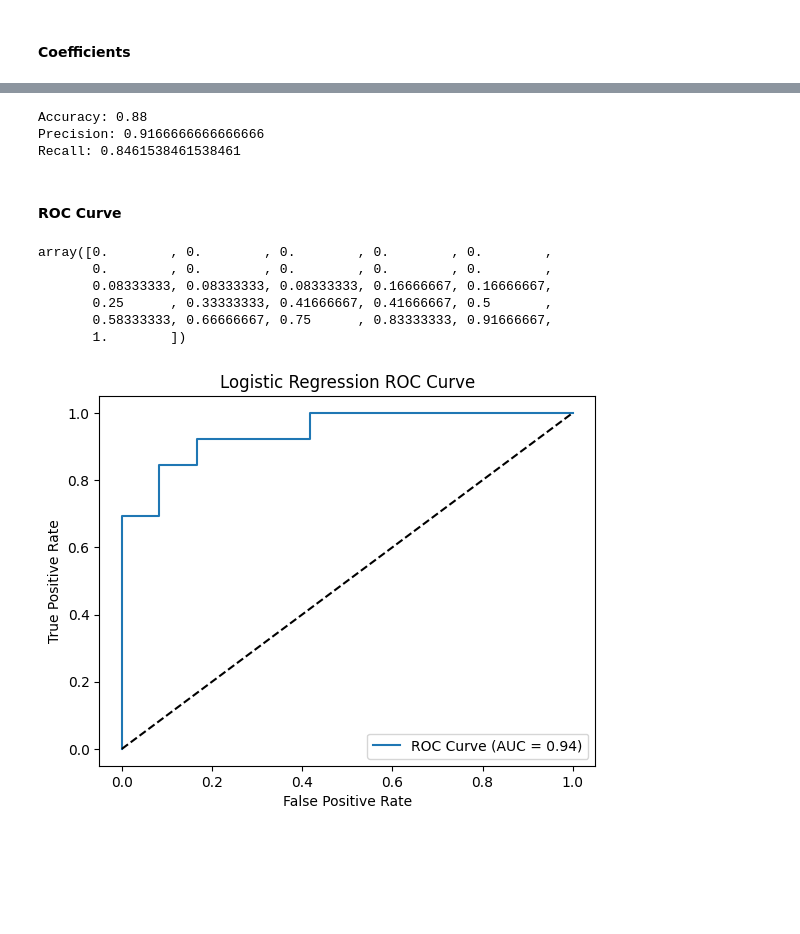
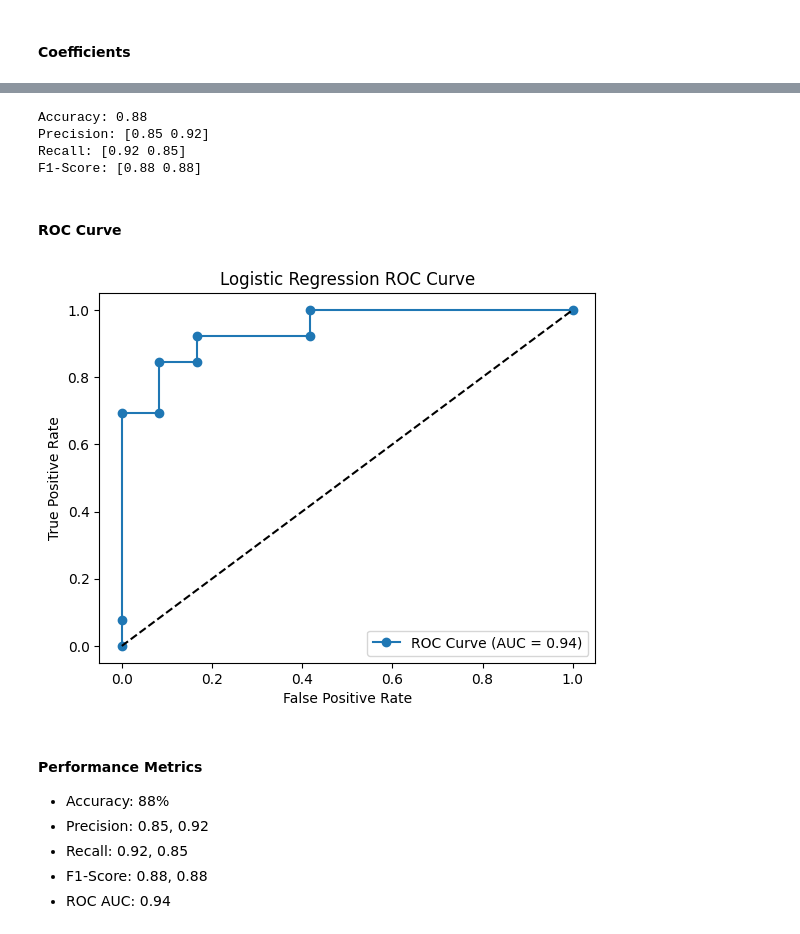
Before and after one commit to shsiddhant/womens-wc, a Jupyter notebook: notebooks/notebook_1.ipynb, the cells around one changed output, grey strips where cells are left out. Cells and saved outputs as stored; diff of their text form; code cells hidden in the pictures; blank space fills up the shorter version.

Commit message:
notebook: finish model training, evaluation and analysis.

```diff
--- a/notebooks/notebook_1.ipynb
+++ b/notebooks/notebook_1.ipynb
@@ -159,0 +232,11 @@ X_test = pipeline.fit_transform(X_test_0)
+# %%
+model_input = BaseLineClassifier()
+
+results_baseline = cross_validation(
+    model_input,
+    X_train_0.iloc[:, 2],
+    Y_train,
+    min_first=92,
+    n_parts=14
+)
+results = {"Baseline": results_baseline}
@@ -168,10 +264,15 @@ from sklearn.linear_model import LogisticRegression
 # %%
-from womenswc.model_utils import cross_validation_logisreg
-import numpy as np
+from sklearn.linear_model import LogisticRegression
+
+# Optimize regularization hyperparameter
 C_values = [0.1, 1, 10]
 
 for C in C_values:
-    conf_matrices, prob_matrices, log_loss_values, y_pred_values = cross_validation_logisreg(X_train, Y_train, n_parts=14, C=C)
-    min_v, mean, std = np.min(log_loss_values), np.mean(log_loss_values), np.std(log_loss_values)
-    print(C, ":", min_v, mean, std, mean+std)
+    model_input = LogisticRegression(
+    solver="lbfgs", max_iter=1000, C=C
+    )
+    results_lgr = cross_validation(
+        model_input, X_train, Y_train, min_first=92, n_parts=14, predict_prob=True
+    )
+    print(f"{C=} -->", np.mean(results_lgr["CV_log_loss"]), np.std(results_lgr["CV_log_loss"]))
 # %% [output]
@@ -183,6 +421,7 @@ for C in C_values:
 # %%
-model = LogisticRegression(solver="lbfgs", max_iter=1000, C=1)
-model.fit(X_train, Y_train)
+from sklearn.linear_model import LogisticRegression
+log_reg_clf = LogisticRegression(solver="lbfgs", max_iter=1000, C=1)
+log_reg_clf.fit(X_train, Y_train)
 # %% [output]
 LogisticRegression(C=1, max_iter=1000)
 # %% [markdown]
@@ -209,26 +450,19 @@ Confusion Matrix:
-# %%
-# Accuracy
-acc = accuracy(conf_matrix)
-pre, rec = precision_recall(conf_matrix)
-probs = model.predict_proba(X_test)
-print("Accuracy:", acc)
-print("Precision:", pre[1])
-print("Recall:", rec[1])
-# %% [output]
-Accuracy: 0.88
-Precision: 0.9166666666666666
-Recall: 0.8461538461538461
+# %%
+print("Accuracy:", results["LogisticRegression"]["Accuracy"])
+print("Precision:", np.round(results["LogisticRegression"]["Precision"], 2))
+print("Recall:", np.round(results["LogisticRegression"]["Recall"], 2))
+print("F1-Score:", np.round(results["LogisticRegression"]["F1_Score"], 2))
+# %% [output]
+Accuracy: 0.88
+Precision: [0.85 0.92]
+Recall: [0.92 0.85]
+F1-Score: [0.88 0.88]
 # %% [markdown]
 #### ROC Curve
 # %%
 from sklearn.metrics import roc_curve, roc_auc_score
-fpr, tpr, thresholds = roc_curve(Y_test, probs[:, 1], drop_intermediate=False)
+
+probs = log_reg_clf.predict_proba(X_test)
+fpr, tpr, thresholds = roc_curve(Y_test, probs[:, 1])
 auc = roc_auc_score(Y_test, probs[:, 1])
-fpr
+results["LogisticRegression"]["AUC"] = auc
-# %% [output]
-array([0.        , 0.        , 0.        , 0.        , 0.        ,
-       0.        , 0.        , 0.        , 0.        , 0.        ,
-       0.08333333, 0.08333333, 0.08333333, 0.16666667, 0.16666667,
-       0.25      , 0.33333333, 0.41666667, 0.41666667, 0.5       ,
-       0.58333333, 0.66666667, 0.75      , 0.83333333, 0.91666667,
-       1.        ])
@@ -237,10 +469,18 @@ import matplotlib.pyplot as plt
 # %%
-plt.plot(fpr, tpr, label=f"ROC Curve (AUC = {auc:.2f})")
+plt.plot(fpr, tpr, label=f"ROC Curve (AUC = {auc:.2f})", marker="o")
 plt.plot([0, 1], [0, 1], "k--") # Diagonal diagonal
 plt.xlabel("False Positive Rate")
 plt.ylabel("True Positive Rate")
 plt.title("Logistic Regression ROC Curve")
 plt.legend()
 plt.show()
 # %% [output]
-[figure, old version]
+[figure, new version]
+# %% [markdown]
+#### Performance Metrics
+
+- Accuracy: 88%
+- Precision: 0.85, 0.92
+- Recall: 0.92, 0.85
+- F1-Score: 0.88, 0.88
+- ROC AUC: 0.94
```
Also changed, not shown: parts of 51 cells of this notebook, 4 other files.
